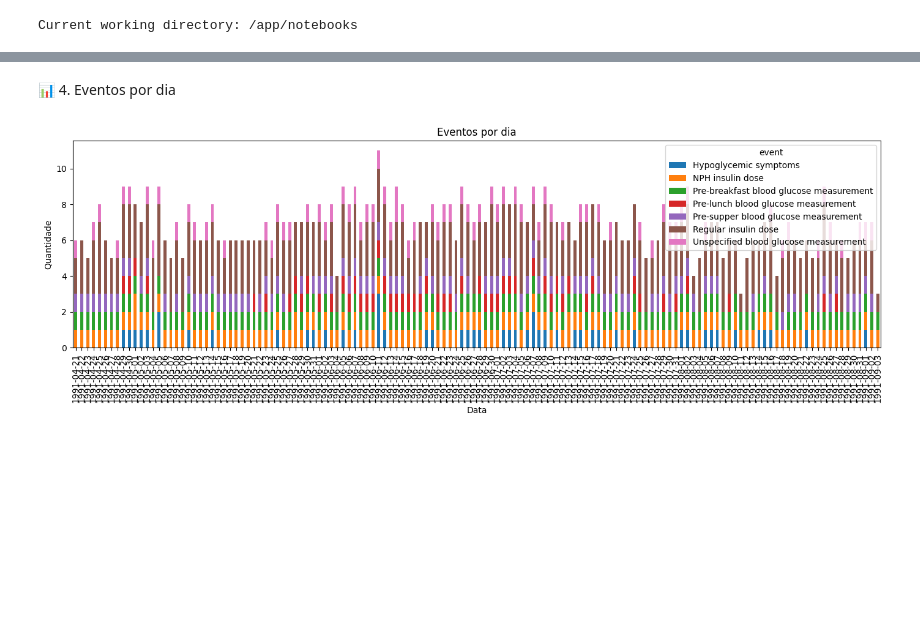
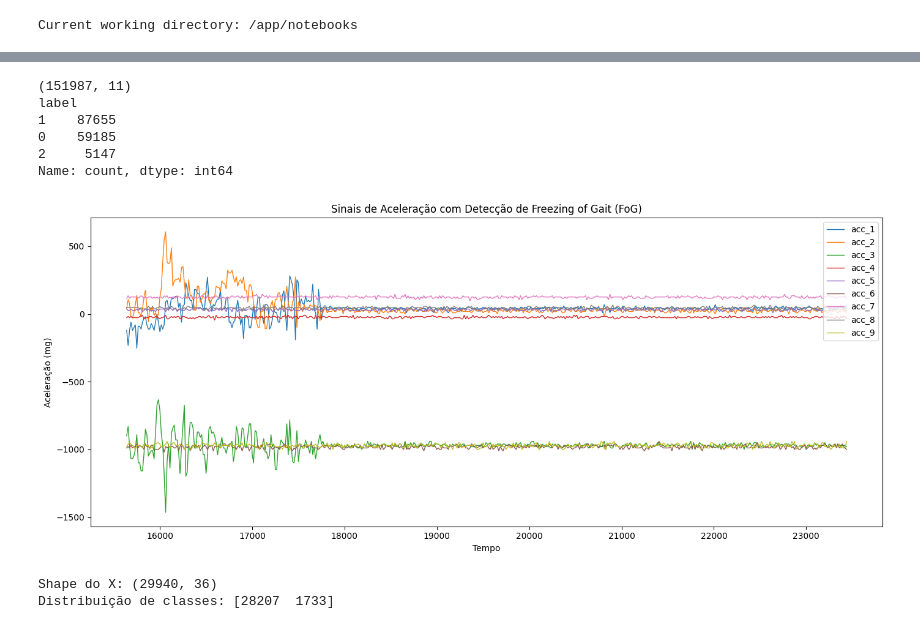
Before and after one commit to ezschneider/healthgan, a Jupyter notebook: notebooks/eda.ipynb, the cells around one changed output, grey strips where cells are left out. Saved outputs shown, nothing was run; the diff lists cells and outputs as text; code cells hidden in the pictures; blank space fills up the shorter version.

```diff
--- a/notebooks/eda.ipynb
+++ b/notebooks/eda.ipynb
@@ -48,23 +20,0 @@ df_codes
-# %%
-df = pd.read_csv(
-    data_path,
-    sep="\t",
-    header=None,
-    names=["date", "time", "code", "value"],
-    dtype={"date": str, "time": str, "code": int, "value": float}
-)
-
-# Concatena e transforma em datetime
-df["datetime"] = pd.to_datetime(df["date"] + " " + df["time"], format="%m-%d-%Y %H:%M", errors="coerce")
-
-# Remove colunas antigas
-df.drop(columns=["date", "time"], inplace=True)
-
-# Reorganiza colunas para manter datetime como primeira
-df = df[["datetime", "code", "value"]]
-
-# Adiciona os eventos descritivos
-code_map = pd.Series(df_codes.description.values, index=df_codes.code).to_dict()
-df["event"] = df["code"].map(code_map)
-
-df.head(10)
@@ -140,15 +21,37 @@ plot_glucose_distribution(df)
-# %% [markdown]
-📊 4. Eventos por dia
-# %%
-def plot_event_counts_per_day(df):
-    df["date_only"] = df["datetime"].dt.date  # extrai apenas a data (sem hora)
-    event_by_day = df.groupby(["date_only", "event"]).size().unstack().fillna(0)
-
-    event_by_day.plot(kind="bar", stacked=True, figsize=(14, 5), title="Eventos por dia")
-    plt.xlabel("Data")
-    plt.ylabel("Quantidade")
-    plt.tight_layout()
-    plt.show()
-plot_event_counts_per_day(df)
-# %% [output]
-[figure, removed]
+# %%
+def load_daphnet_file(path):
+    """
+    Lê um arquivo do dataset Daphnet Freezing of Gait (.txt) e retorna um DataFrame formatado.
+
+    Parameters:
+    - path (str or Path): caminho para o arquivo
+
+    Returns:
+    - pd.DataFrame com colunas: time, acc_1..acc_9, label
+    """
+    df = pd.read_csv(path, sep=r"\s+", engine="python", header=None)
+    df.columns = ["time"] + [f"acc_{i}" for i in range(1, 10)] + ["label"]
+    return df
+
+df = load_daphnet_file(file_path / "S01R01.txt")
+
+print(df.shape)
+print(df["label"].value_counts())
+
+do_plot(df.iloc[1000:1500, 1:10].values, df.iloc[1000:1500]["label"].values, time=df.iloc[1000:1500]["time"].values)
+# %% [output]
+(151987, 11)
+label
+1    87655
+0    59185
+2     5147
+Name: count, dtype: int64
+[figure, added]
+# %%
+X, y = load_full_dataset(file_path)
+
+print("Shape do X:", X.shape)
+print("Distribuição de classes:", np.bincount(y))
+# %% [output]
+Shape do X: (29940, 36)
+Distribuição de classes: [28207  1733]
```
Also changed, not shown: parts of 16 cells of this notebook, 4 other files.
